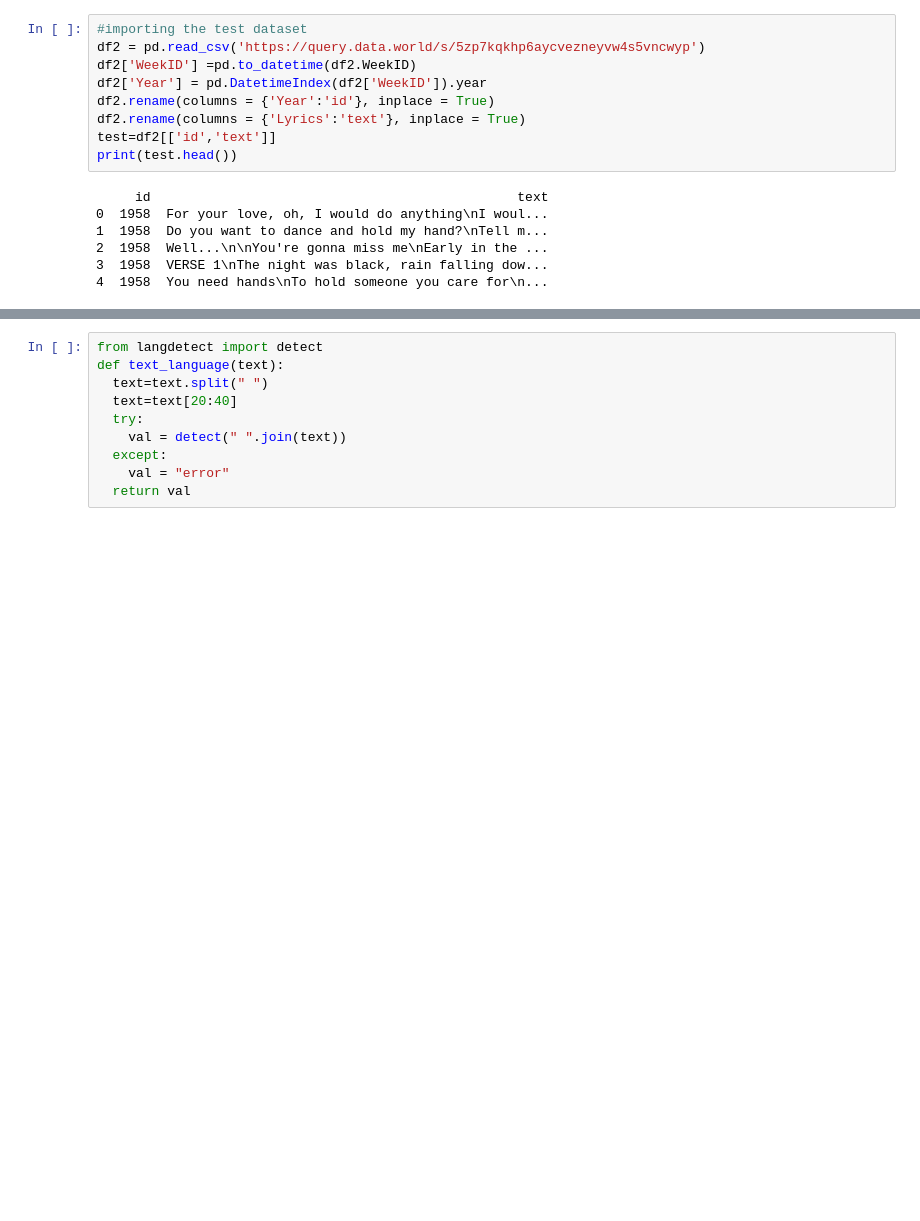
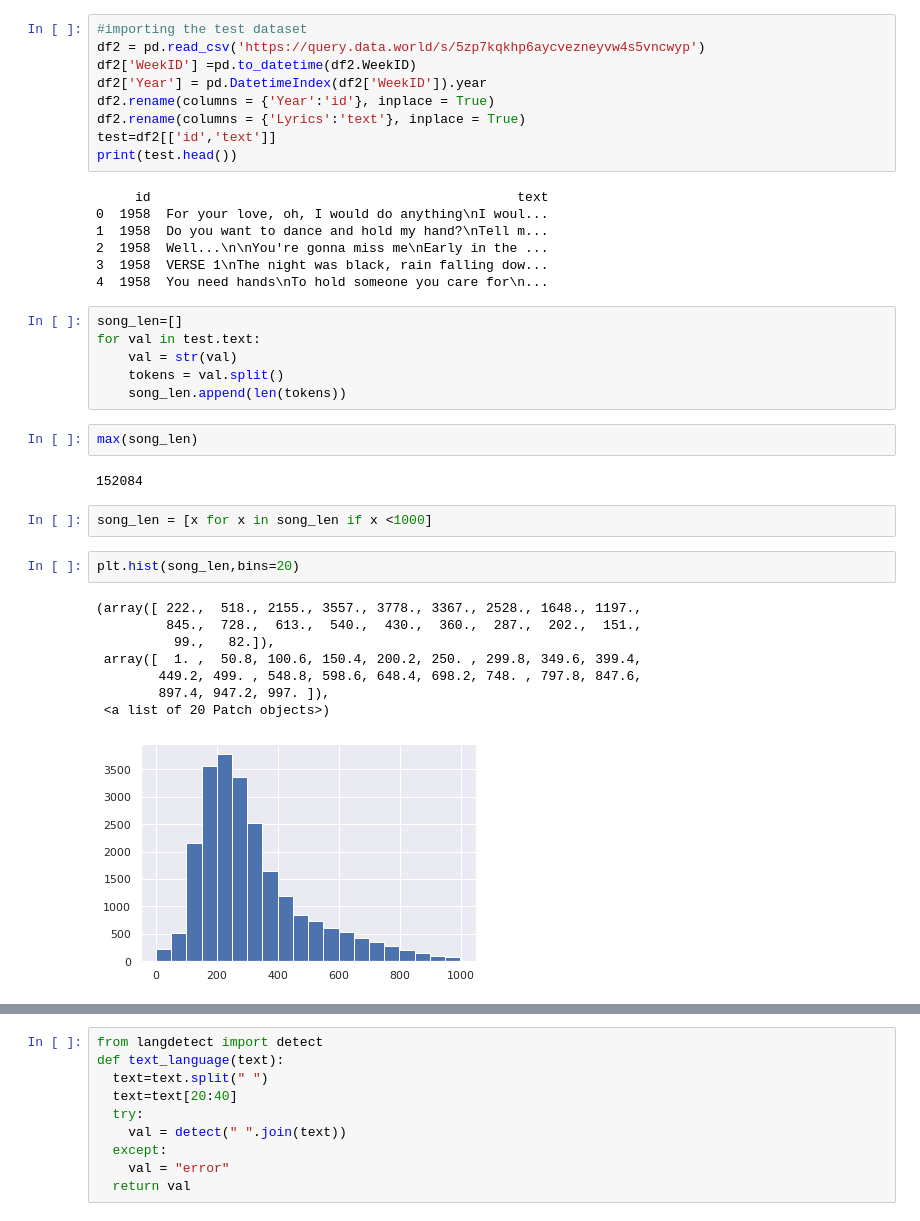
Before and after one commit to d2Anubis/Hate-Speech, a Jupyter notebook: BERT.ipynb, the cells around one changed output, grey strips where cells are left out. Saved outputs shown, nothing was run; the diff lists cells and outputs as text; blank space fills up the shorter version.

```diff
--- a/BERT.ipynb
+++ b/BERT.ipynb
@@ -319,6 +430,29 @@ print(test.head())
 2  1958  Well...\n\nYou're gonna miss me\nEarly in the ...
 3  1958  VERSE 1\nThe night was black, rain falling dow...
 4  1958  You need hands\nTo hold someone you care for\n...
+# %%
+song_len=[]
+for val in test.text:
+    val = str(val)
+    tokens = val.split()
+    song_len.append(len(tokens))
+# %%
+max(song_len)
+# %% [output]
+152084
+# %%
+song_len = [x for x in song_len if x <1000]
+# %%
+plt.hist(song_len,bins=20)
+# %% [output]
+(array([ 222.,  518., 2155., 3557., 3778., 3367., 2528., 1648., 1197.,
+         845.,  728.,  613.,  540.,  430.,  360.,  287.,  202.,  151.,
+          99.,   82.]),
+ array([  1. ,  50.8, 100.6, 150.4, 200.2, 250. , 299.8, 349.6, 399.4,
+        449.2, 499. , 548.8, 598.6, 648.4, 698.2, 748. , 797.8, 847.6,
+        897.4, 947.2, 997. ]),
+ <a list of 20 Patch objects>)
+[figure, added]
 # %%
 !pip install langdetect
 # %% [output]
```
Also changed, not shown: parts of 55 cells of this notebook.
